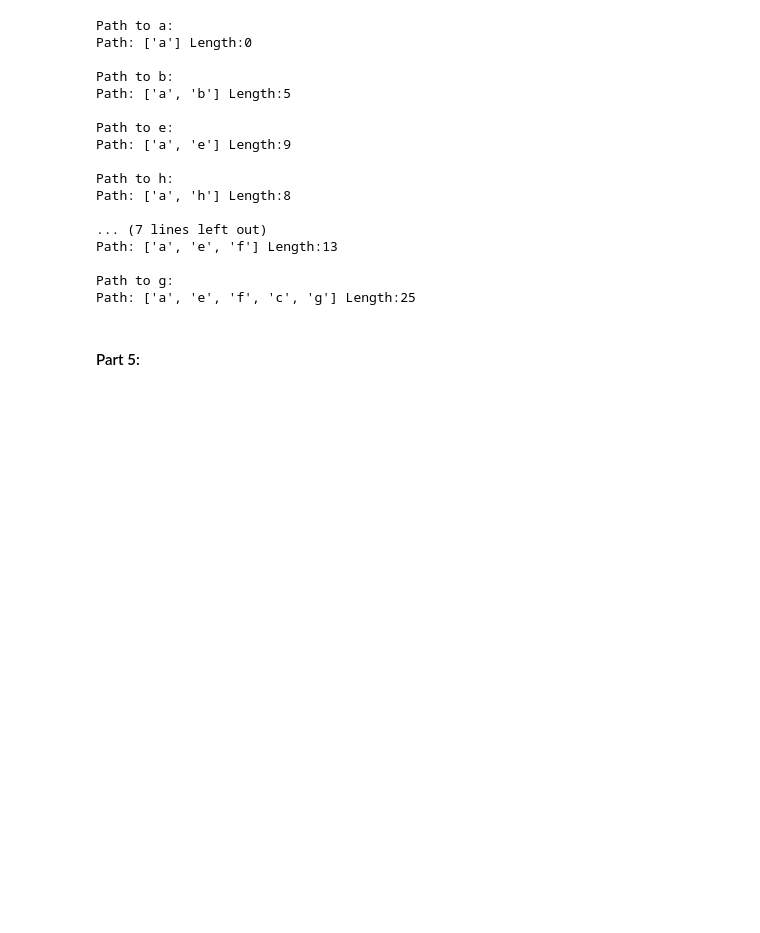
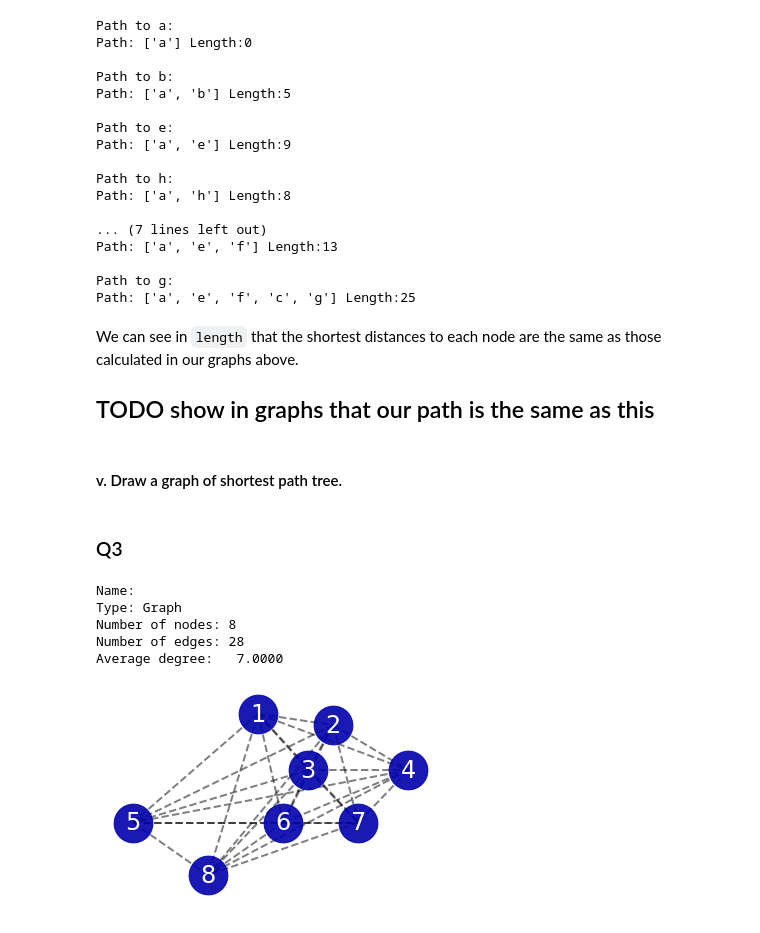
Before and after one commit to hbarrett100/Comp20230, a Jupyter notebook: Assignment3.ipynb, the cells around one changed output. Cells and saved outputs as stored; diff of their text form; code cells hidden in the pictures; blank space fills up the shorter version.

````diff
--- a/Assignment3.ipynb
+++ b/Assignment3.ipynb
@@ -309,5 +342,50 @@ Path: ['a', 'e', 'f'] Length:13
 
 Path to g:
 Path: ['a', 'e', 'f', 'c', 'g'] Length:25
-# %% [markdown]
-#### Part 5:
+# %% [markdown]
+We can see in ```length``` that the shortest distances to each node are the same as those calculated in our graphs above.
+
+## TODO show in graphs that our path is the same as this
+# %% [markdown]
+#### v. Draw a graph of shortest path tree.
+# %% [markdown]
+### Q3
+# %%
+G_mst = nx.Graph()
+# %%
+for node in ['1','2','3','4','5','6','7','8']:
+    G_mst.add_node(node)
+
+
+nodes_dict = {
+    '1':[['2',240], ['3',210], ['4',340],['5',280],['6',200],['7',345],['8',120]],
+    '2': [['3',265], ['4',175], ['5',215], ['6',180], ['7',185], ['8',155]],
+    '3': [['4',260], ['5',115], ['6',350], ['7',435], ['8', 195]],
+    '4': [['5',160], ['6',330], ['7',295], ['8',230]],
+    '5': [['6',360], ['7',400], ['8',170]],
+    '6': [['7',175], ['8',205]],
+    '7': [['8', 305]]
+}
+
+for node in nodes_dict:
+    for edge in nodes_dict[node]:
+        G_mst.add_edge(node, edge[0], weight = edge[1])
+
+print(nx.info(G_mst))
+# %% [output]
+Name:
+Type: Graph
+Number of nodes: 8
+Number of edges: 28
+Average degree:   7.0000
+# %%
+# pos = nx.spring_layout(G) # for a random layout
+pos= {'1': [-.2, .7], '2': [.1,  .4], '3': [0,-.8], '4': [0.4, -0.8], '5': [-.7, -2.2], '6': [-.1, -2.2], '7': [.2,-2.2], '8': [ -.4, -3.6]}
+nx.draw_networkx_nodes(G_mst, pos, node_size=1500, alpha=.9, node_color='#0000ac')
+nx.draw_networkx_edges(G_mst, pos,
+                           width=2, alpha=0.5, edge_color='k', style='dashed')
+nx.draw_networkx_labels(G_mst, pos, font_size=24, font_family='sans-serif', font_color='white')
+plt.ylim([-4.5,1.3])
+limits=plt.axis('off') # turn of axis
+# %% [output]
+[figure, added]
````
Also changed, not shown: parts of 18 cells of this notebook.
